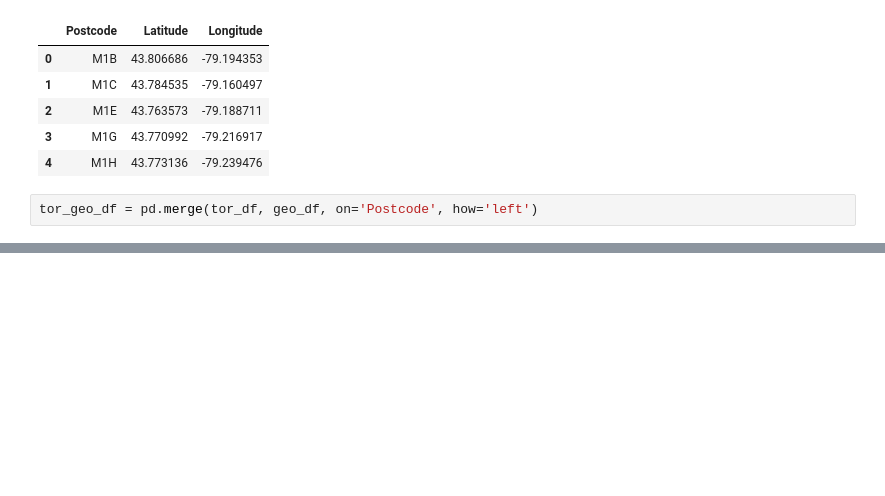
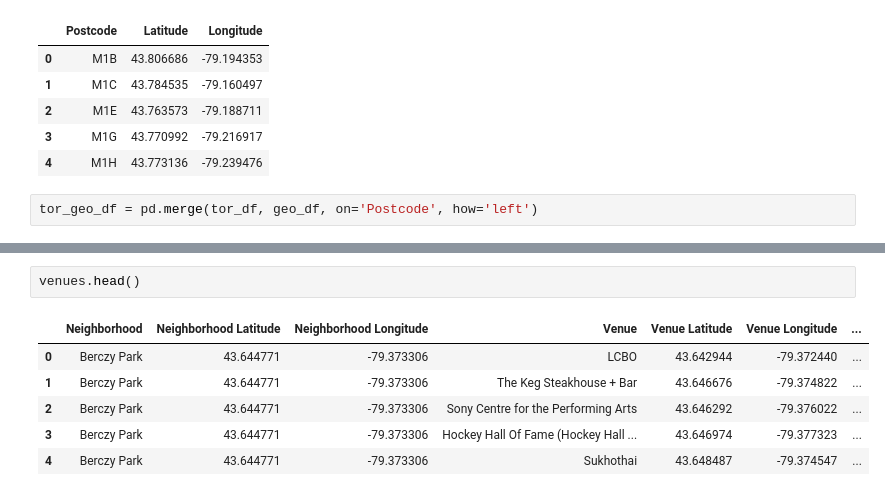
Before and after one commit to magnusbil/Coursera_Capstone, a Jupyter notebook: Seg_Clust_Toronto.ipynb, the cells around one changed output, grey strips where cells are left out. Cells and saved outputs as stored; diff of their text form; blank space fills up the shorter version.

```diff
--- a/Seg_Clust_Toronto.ipynb
+++ b/Seg_Clust_Toronto.ipynb
@@ -119,0 +307,9 @@ tor_geo_df.head()
+# %%
+venues.head()
+# %% [output]
+|  | Neighborhood | Neighborhood Latitude | Neighborhood Longitude | Venue | Venue Latitude | Venue Longitude | ... |
+| 0 | Berczy Park | 43.644771 | -79.373306 | LCBO | 43.642944 | -79.372440 | ... |
+| 1 | Berczy Park | 43.644771 | -79.373306 | The Keg Steakhouse + Bar | 43.646676 | -79.374822 | ... |
+| 2 | Berczy Park | 43.644771 | -79.373306 | Sony Centre for the Performing Arts | 43.646292 | -79.376022 | ... |
+| 3 | Berczy Park | 43.644771 | -79.373306 | Hockey Hall Of Fame (Hockey Hall ... | 43.646974 | -79.377323 | ... |
+| 4 | Berczy Park | 43.644771 | -79.373306 | Sukhothai | 43.648487 | -79.374547 | ... |
```
Also changed, not shown: parts of 39 cells of this notebook.
